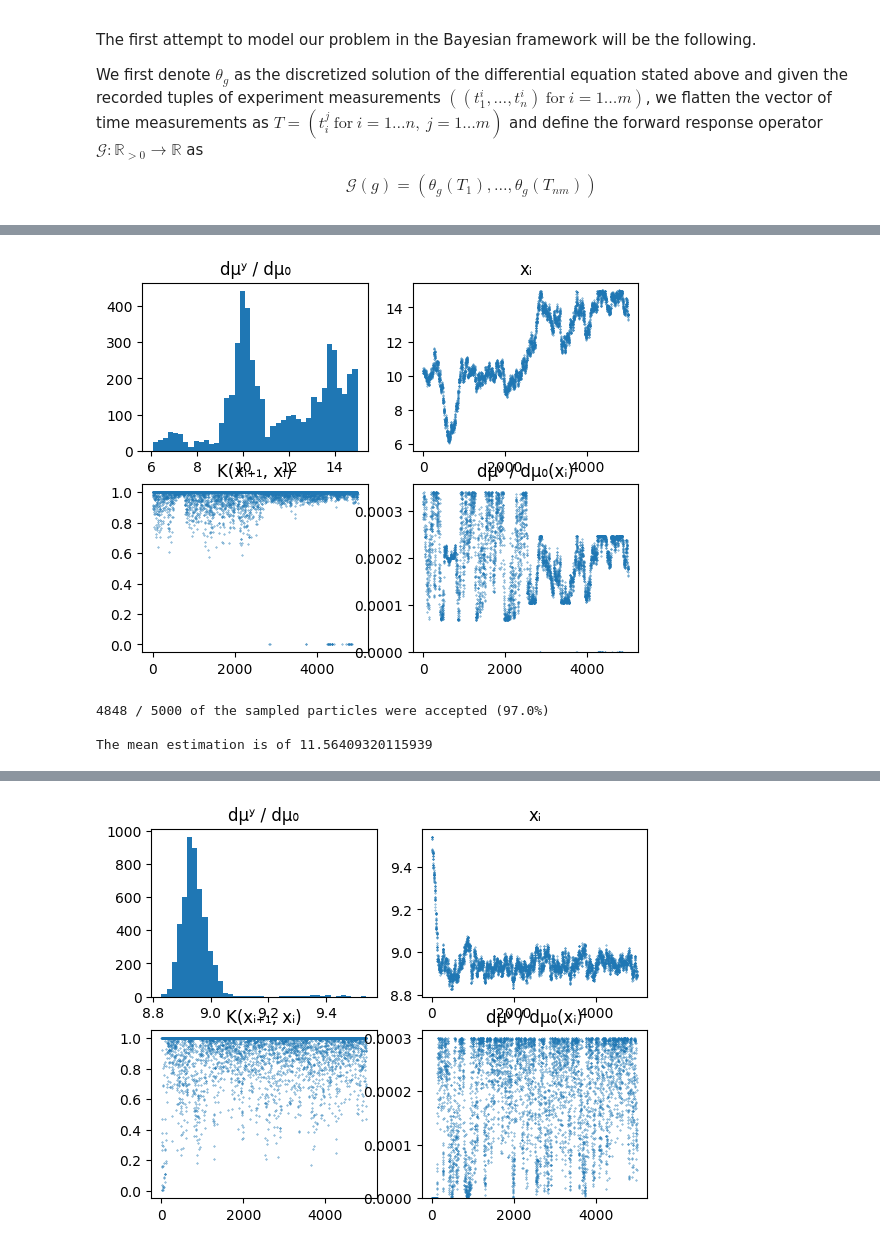
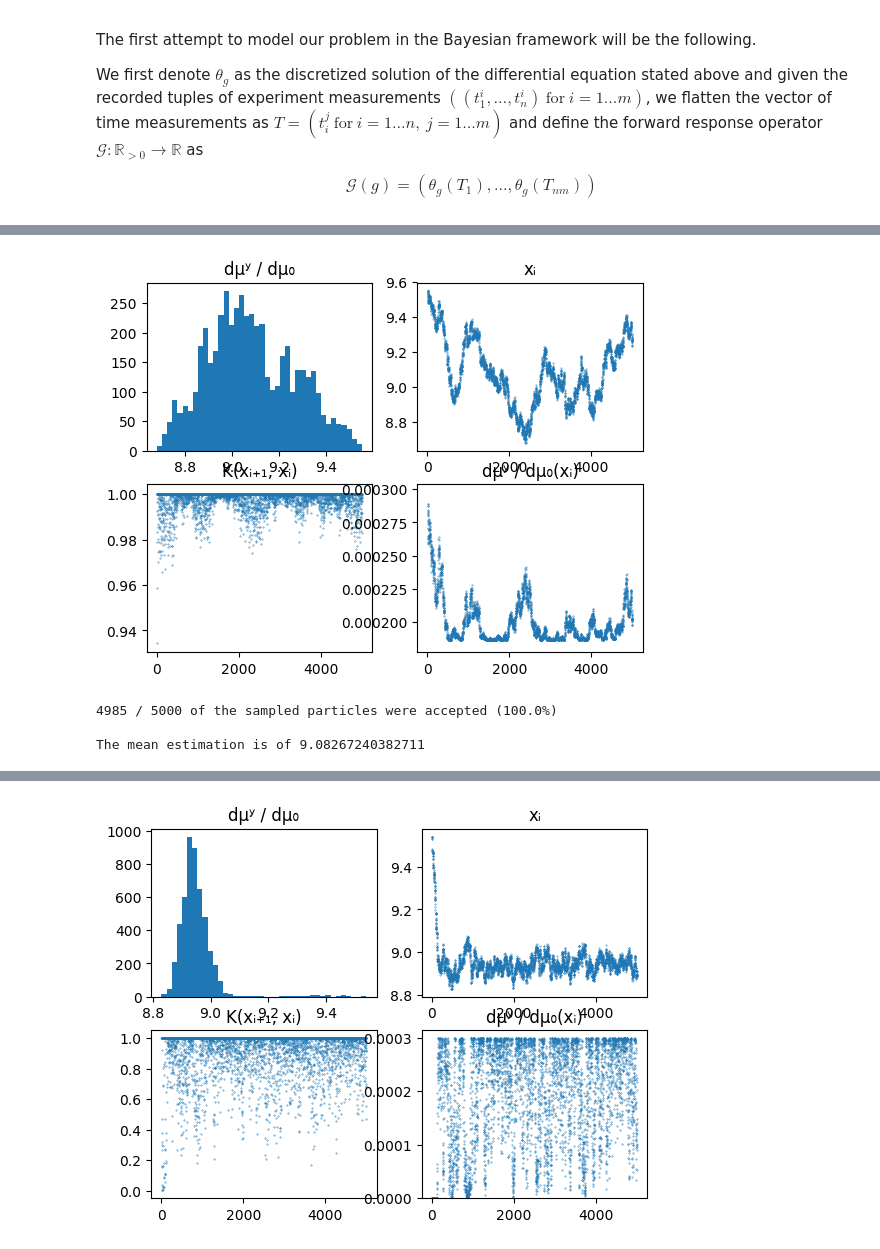
Before and after one commit to matthieubulte/smc, a Jupyter notebook: code/proposal.ipynb, the cells around one changed output, grey strips where cells are left out. Saved outputs shown, nothing was run; the diff lists cells and outputs as text; code cells hidden in the pictures.

```diff
--- a/code/proposal.ipynb
+++ b/code/proposal.ipynb
@@ -131,28 +129,28 @@ plotMCMC (generic function with 2 methods)
 # %%
 srand(42)
 
 μ₀ = Uniform(5,15)
 t = [0; X_flat]
 
 likelihood = g ->
     let
         dΘ = Θ -> [Θ[2], -g*sin(Θ[1])/7.4]
         B = rk4s(dΘ, [5*pi/180, 0], t, 0.01)
         exp( - sumoveri(i -> B[i,1]^2, length(t)))
     end
 
 unnormalized_posterior = m ->
     let
         p = pdf(μ₀, m[1])
         p > 0 ? p*likelihood(m[1]) : 0
     end
 
 
-out = MetropolisHastings(5000, unnormalized_posterior, 0.1, rand(μ₀, 1))
+out = MetropolisHastings(5000, unnormalized_posterior, 0.01, g₀)
 plotMCMC(out)
 # %% [output]
-[figure, old version]
+[figure, new version]
-4848 / 5000 of the sampled particles were accepted (97.0%)
+4985 / 5000 of the sampled particles were accepted (100.0%)
 
-The mean estimation is of 11.56409320115939
+The mean estimation is of 9.08267240382711
 # %%
```
Also changed, not shown: parts of 9 cells of this notebook, 1 other file.
